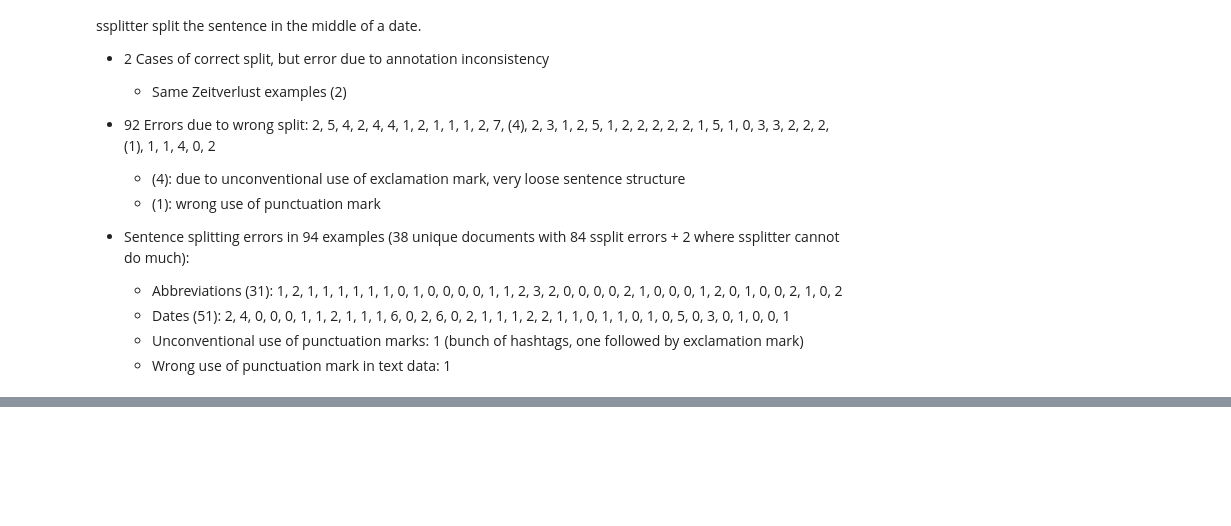
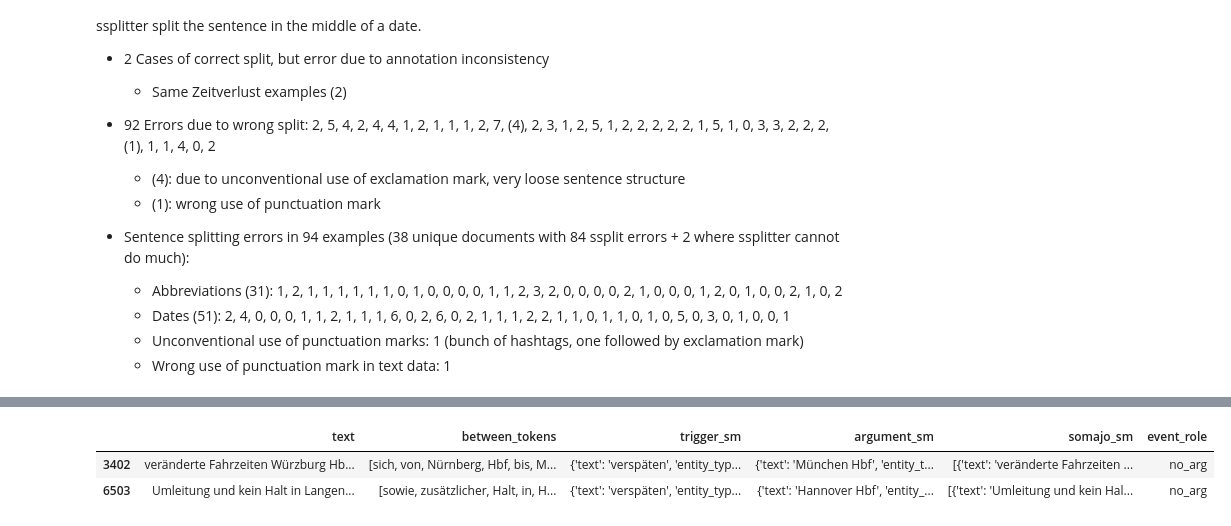
Before and after one commit to DFKI-NLP/wsee, a Jupyter notebook: notebooks/ssplit_experiments.ipynb, the cells around one changed output, grey strips where cells are left out. Cells and saved outputs as stored; diff of their text form; code cells hidden in the pictures; blank space fills up the shorter version.

```diff
--- a/notebooks/ssplit_experiments.ipynb
+++ b/notebooks/ssplit_experiments.ipynb
@@ -329,0 +377,9 @@ The 94 stemmed from 38 unique documents. We found 84 ssplitting erros. In 31 cas
+# %%
+somajo_uncaughts = error_analysis.get_abstained_instances(labeled_df=labeled_sd4m_roles, lf_outputs=L_sd_train, lf_index=1, label_of_interest=10)
+somajo_uncaughts_too_far = somajo_uncaughts[somajo_uncaughts['between_distance'] > 40]
+# %%
+somajo_uncaughts_too_far.loc[[3402, 6503]][['text', 'between_tokens', 'trigger_sm', 'argument_sm', 'somajo_sm', 'event_role']]
+# %% [output]
+|  | text | between_tokens | trigger_sm | argument_sm | somajo_sm | event_role |
+| 3402 | veränderte Fahrzeiten Würzburg Hb... | [sich, von, Nürnberg, Hbf, bis, M... | {'text': 'verspäten', 'entity_typ... | {'text': 'München Hbf', 'entity_t... | [{'text': 'veränderte Fahrzeiten ... | no_arg |
+| 6503 | Umleitung und kein Halt in Langen... | [sowie, zusätzlicher, Halt, in, H... | {'text': 'verspäten', 'entity_typ... | {'text': 'Hannover Hbf', 'entity_... | [{'text': 'Umleitung und kein Hal... | no_arg |
```
Also changed, not shown: parts of 13 cells of this notebook, 4 other files.
